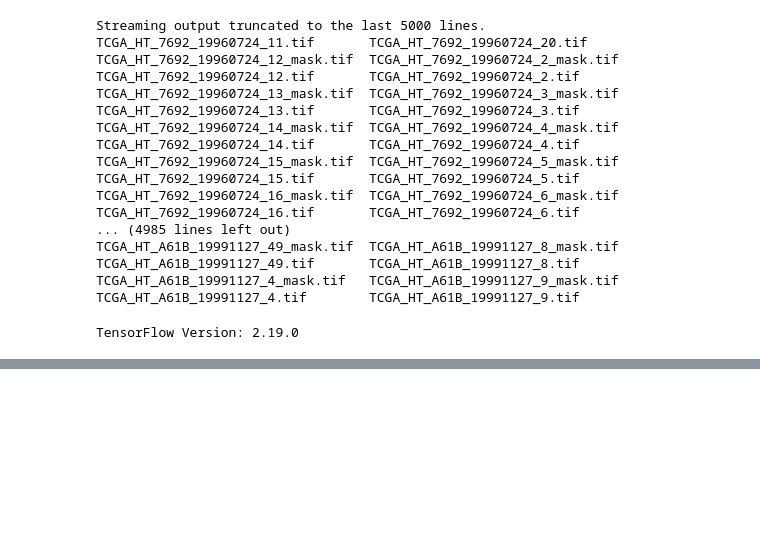
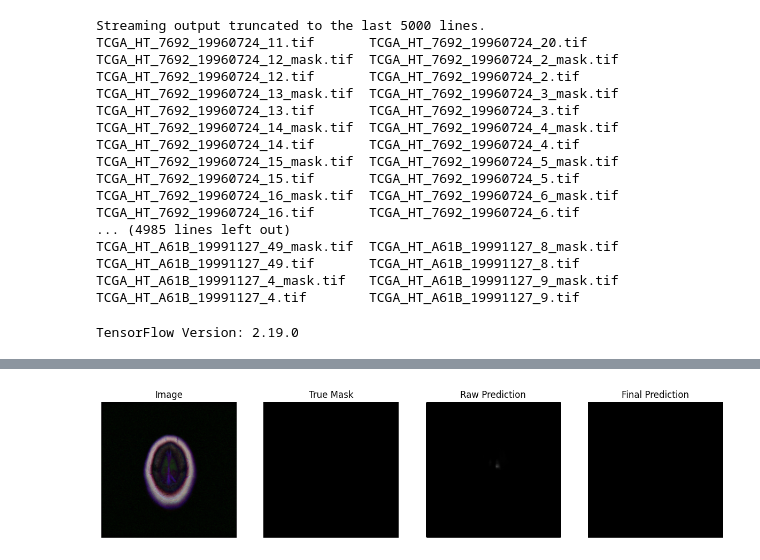
Before and after one commit to tensorbytes0202/Deep-learning, a Jupyter notebook: brain_tumour_segmentation.ipynb, the cells around one changed output, grey strips where cells are left out. Cells and saved outputs as stored; diff of their text form; code cells hidden in the pictures; blank space fills up the shorter version.

```diff
--- a/brain_tumour_segmentation.ipynb
+++ b/brain_tumour_segmentation.ipynb
@@ -409,0 +442,34 @@ plt.show()
+# %%
+import random
+
+idx = random.randint(95, len(test_df)-1)
+img_path = test_df['images_paths'].iloc[idx]
+mask_path = test_df['masks_paths'].iloc[idx]
+
+img, pred = predict_image(img_path)
+true_mask = cv2.imread(mask_path, 0)
+
+plt.figure(figsize=(15,4))
+
+plt.subplot(1,4,1)
+plt.imshow(img)
+plt.title("Image")
+plt.axis('off')
+
+plt.subplot(1,4,2)
+plt.imshow(true_mask, cmap='gray')
+plt.title("True Mask")
+plt.axis('off')
+
+plt.subplot(1,4,3)
+plt.imshow(pred.squeeze(), cmap='gray')
+plt.title("Raw Prediction")
+plt.axis('off')
+
+plt.subplot(1,4,4)
+plt.imshow(pred.squeeze() > 0.2, cmap='gray')
+plt.title("Final Prediction")
+plt.axis('off')
+
+plt.show()
+# %% [output]
@@ -409,0 +477 @@ plt.show()
+[figure, added]
```
Also changed, not shown: parts of 10 cells of this notebook.
